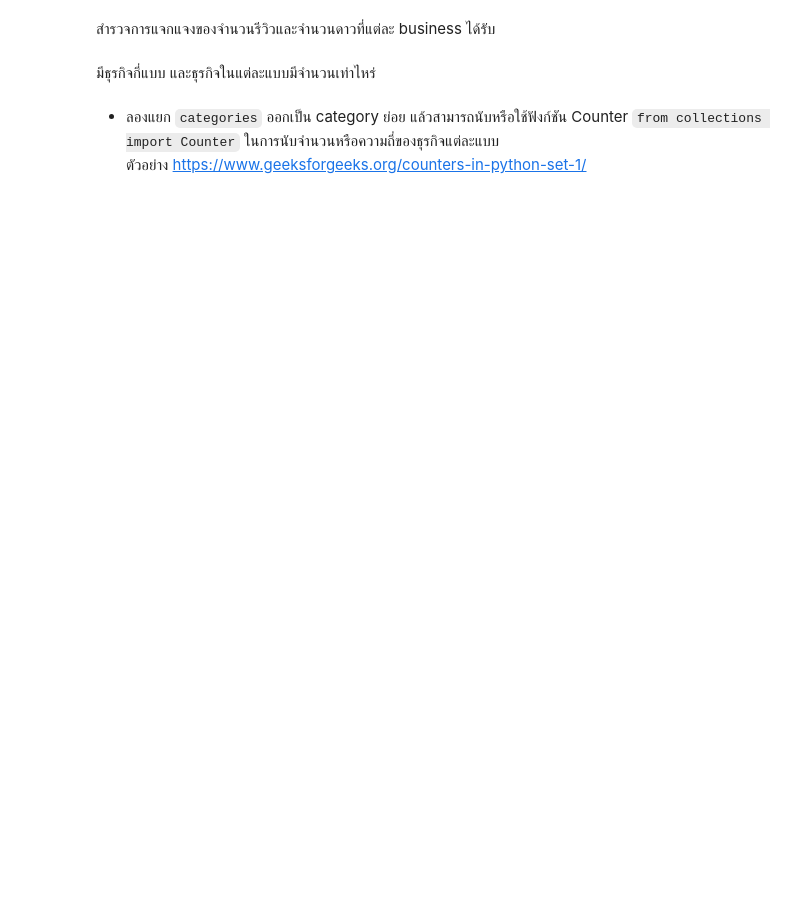
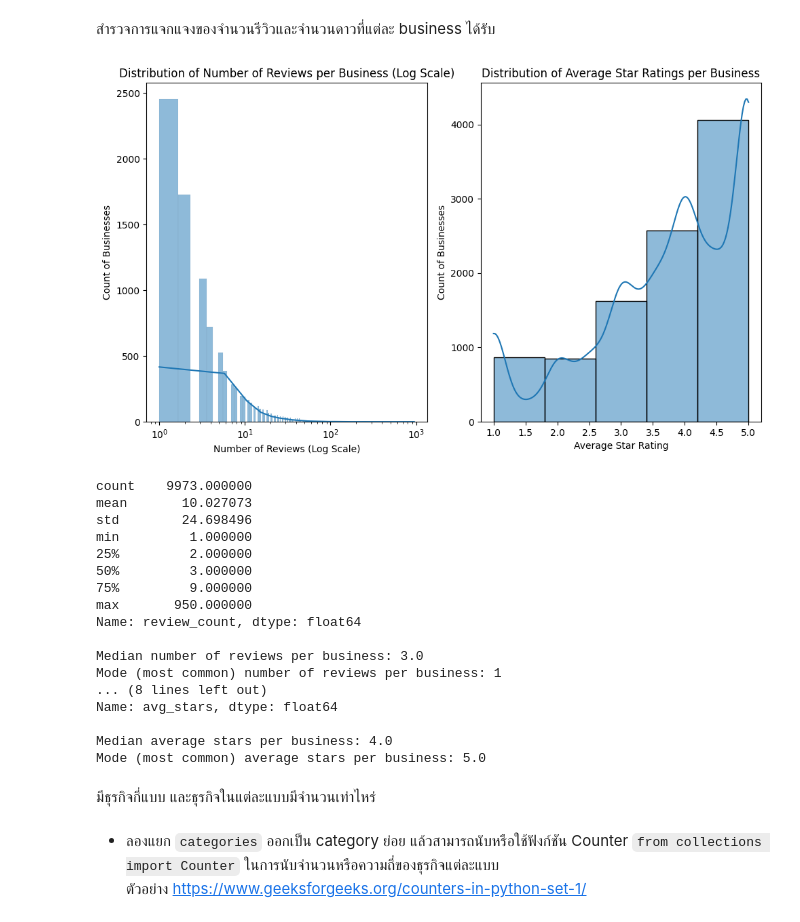
Before and after one commit to woraphonp-038-5/Project-Big-Data, a Jupyter notebook: Text_Analytics68.ipynb, the cells around one changed output. Drawn from its saved outputs; the diff is of its cells as text; code cells hidden in the pictures; blank space fills up the shorter version.

```diff
--- a/Text_Analytics68.ipynb
+++ b/Text_Analytics68.ipynb
@@ -218,3 +442,55 @@ df.info()
+# %%
+# ----------------- Your code here -----------------
+# Group by business ID and count reviews and calculate average stars
+business_stats = df.groupby('business_id').agg({'review_id': 'count', 'stars_review': 'mean'})
+business_stats = business_stats.rename(columns={'review_id': 'review_count', 'stars_review': 'avg_stars'})
+
+# Create a figure with two subplots
+fig, axes = plt.subplots(1, 2, figsize=(10, 6))
+
+# Histogram of review count
+sns.histplot(data=business_stats, x='review_count', ax=axes[0], kde=True)
+axes[0].set_xscale('log')
+axes[0].set_title('Distribution of Number of Reviews per Business (Log Scale)')
+axes[0].set_xlabel('Number of Reviews (Log Scale)')
+axes[0].set_ylabel('Count of Businesses')
+
+# Histogram of average stars
+sns.histplot(data=business_stats, x='avg_stars', ax=axes[1], kde=True, bins=5)
+axes[1].set_title('Distribution of Average Star Ratings per Business')
+axes[1].set_xlabel('Average Star Rating')
+axes[1].set_ylabel('Count of Businesses')
+
+plt.tight_layout()
+plt.show()
+
+# Print some statistics
+print(business_stats['review_count'].describe())
+print(f"\nMedian number of reviews per business: {business_stats['review_count'].median()}")
+print(f"Mode (most common) number of reviews per business: {business_stats['review_count'].mode().values[0]}")
+
+print(business_stats['avg_stars'].describe())
+print(f"\nMedian average stars per business: {business_stats['avg_stars'].median()}")
+print(f"Mode (most common) average stars per business: {business_stats['avg_stars'].mode().values[0]}")
+# %% [output]
+[figure, added]
+count    9973.000000
+mean       10.027073
+std        24.698496
+min         1.000000
+25%         2.000000
+50%         3.000000
+75%         9.000000
+max       950.000000
+Name: review_count, dtype: float64
+
+Median number of reviews per business: 3.0
+Mode (most common) number of reviews per business: 1
+... (8 lines left out)
+Name: avg_stars, dtype: float64
+
+Median average stars per business: 4.0
+Mode (most common) average stars per business: 5.0
 # %% [markdown]
 มีธุรกิจกี่แบบ และธุรกิจในแต่ละแบบมีจำนวนเท่าไหร่
 # %% [markdown]
```
Also changed, not shown: parts of 27 cells of this notebook.
